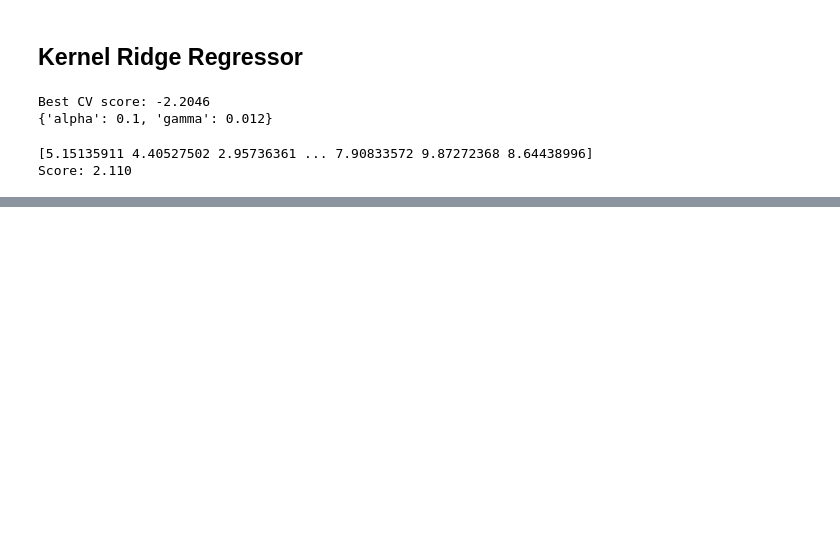
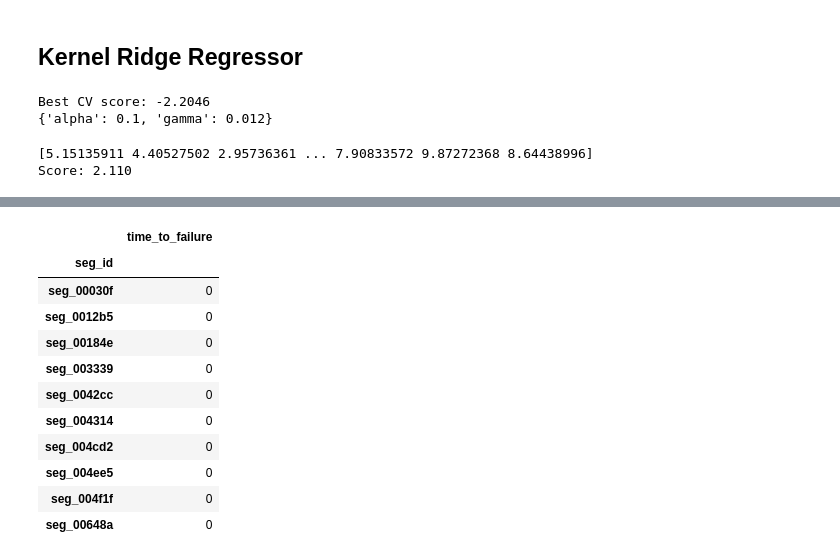
Before and after one commit to riccardorampon/LANL-Earthquake-Prediction, a Jupyter notebook: Earthquake_Acustic.ipynb, the cells around one changed output, grey strips where cells are left out. Drawn from its saved outputs; the diff is of its cells as text; code cells hidden in the pictures; blank space fills up the shorter version.

```diff
--- a/Earthquake_Acustic.ipynb
+++ b/Earthquake_Acustic.ipynb
@@ -485,0 +536,17 @@ NameError: ignored
+# %%
+submission = pd.read_csv('sample_submission.csv', index_col='seg_id')
+# %%
+submission.head(10)
+# %% [output]
+|  | time_to_failure |
+| seg_id |  |
+| seg_00030f | 0 |
+| seg_0012b5 | 0 |
+| seg_00184e | 0 |
+| seg_003339 | 0 |
+| seg_0042cc | 0 |
+| seg_004314 | 0 |
+| seg_004cd2 | 0 |
+| seg_004ee5 | 0 |
+| seg_004f1f | 0 |
+| seg_00648a | 0 |
```
Also changed, not shown: parts of 23 cells of this notebook.
